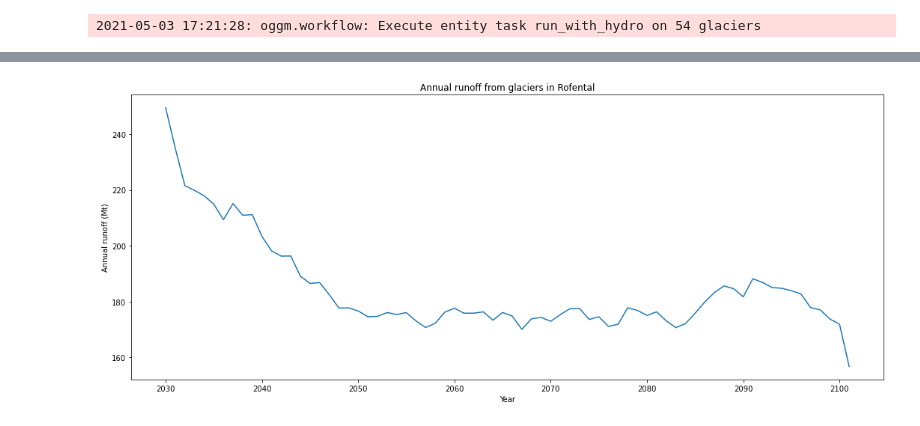
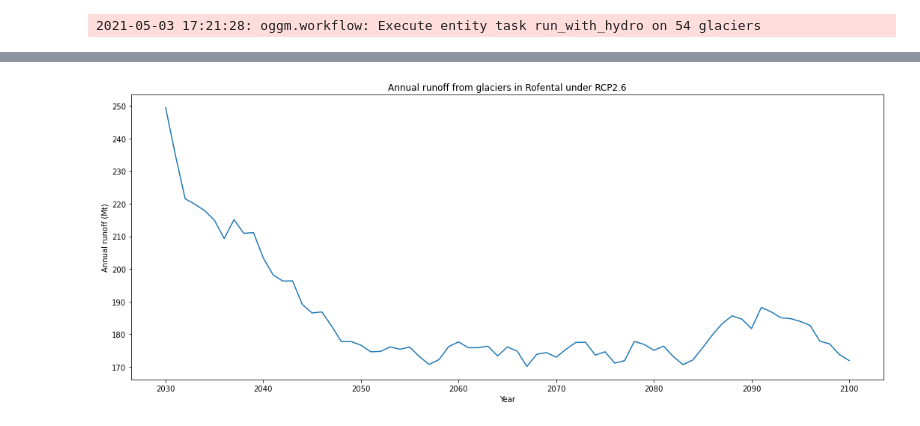
Before and after one commit to Holmgren825/msc_thesis, a Jupyter notebook: notebooks/glaciated_basin_analysis.ipynb, the cells around one changed output, grey strips where cells are left out. Saved outputs shown, nothing was run; the diff lists cells and outputs as text; code cells hidden in the pictures.

```diff
--- a/notebooks/glaciated_basin_analysis.ipynb
+++ b/notebooks/glaciated_basin_analysis.ipynb
@@ -142,7 +144,8 @@ run_hydro_projections(gdirs, rcps)
 # %% [output]
 2021-05-03 17:21:28: oggm.workflow: Execute entity task run_with_hydro on 54 glaciers
 # %%
-output_suffix = '_rofental_CCMSM4_rcp26'
-ds = utils.compile_run_output(gdirs,
-                              input_filesuffix='_CCSM4_rcp26',
-                              output_filesuffix=output_suffix)
+# Already have the dataset. Load it below
+# output_suffix = '_rofental_CCMSM4_rcp26'
+# ds = utils.compile_run_output(gdirs,
+#                               input_filesuffix='_CCSM4_rcp26',
+#                               output_filesuffix=output_suffix)
@@ -152,3 +152,7 @@ ds = utils.compile_run_output(gdirs,
+# %%
+fpth = cfg.PATHS['working_dir'] + 'run_output_rofental_CCMSM4_rcp26.nc'
+with xr.open_dataset(fpth) as ds:
+       ds = ds.isel(time=slice(0, -1)).load()
 # %%
 sel_vars = [v for v in ds.variables if 'month_2d' not in ds[v].dims]
 df_annual = ds[sel_vars].to_dataframe()
@@ -159,8 +163,8 @@ df_runoff = df_runoff.unstack(level=0)
 # %%
 f, ax = plt.subplots(figsize=(18, 7))
 df_runoff.sum(axis=1).rolling(window=11).mean().plot(ax=ax)
 ax.set_ylabel('Annual runoff (Mt)')
 ax.set_xlabel('Year')
-plt.title('Annual runoff from glaciers in Rofental');
+plt.title('Annual runoff from glaciers in Rofental under RCP2.6');
 # %% [output]
-[figure, old version]
+[figure, new version]
```
Also changed, not shown: parts of 41 cells of this notebook.
